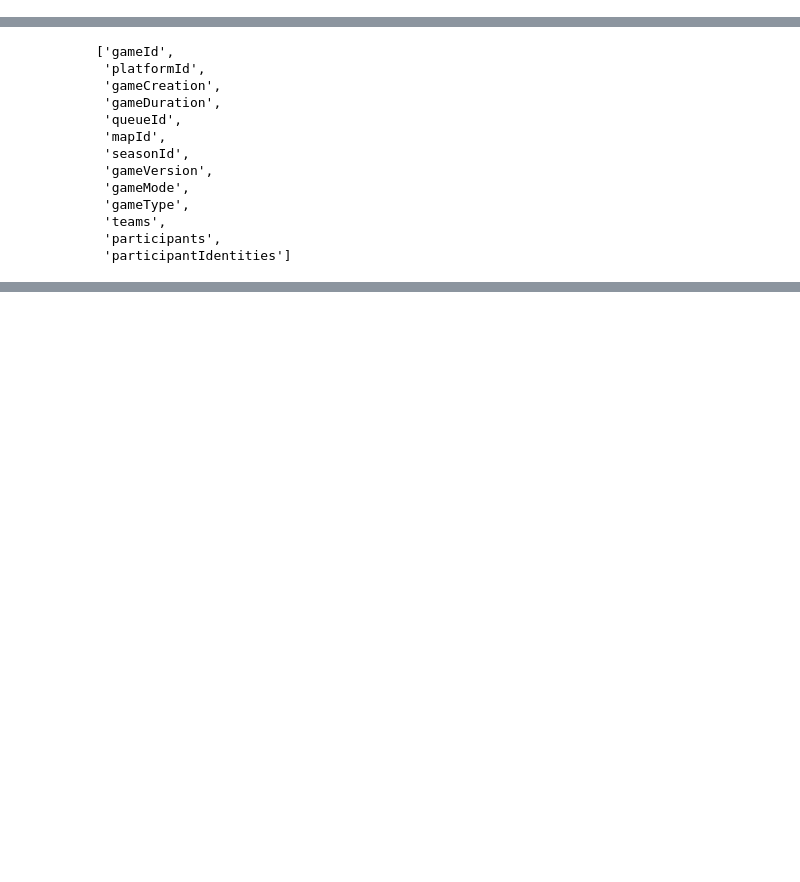
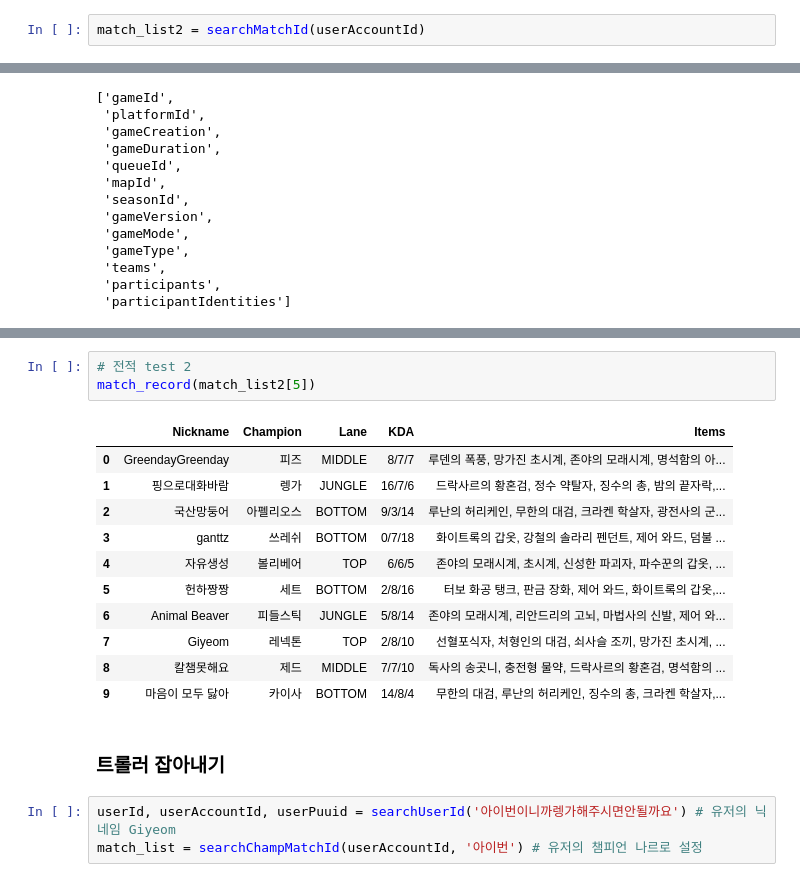
Before and after one commit to SeungmoHong/Troll.GG, a Jupyter notebook: 01. base/02.searchUser.ipynb, the cells around one changed output, grey strips where cells are left out. Drawn from its saved outputs; the diff is of its cells as text; blank space fills up the shorter version.

```diff
--- a/01. base/02.searchUser.ipynb
+++ b/01. base/02.searchUser.ipynb
@@ -52,6 +78,8 @@ match_list = searchMatchId(userAccountId, '나르') # 유저의 챔피언 나르
 len(match_list) # 최대가 100개
 # %% [output]
 100
+# %%
+match_list2 = searchMatchId(userAccountId)
 # %%
 match_list[0]
 # %% [output]
@@ -116,0 +234,20 @@ a['participants'][0]
+# %%
+# 전적 test 2
+match_record(match_list2[5])
+# %% [output]
+|  | Nickname | Champion | Lane | KDA | Items |
+| 0 | GreendayGreenday | 피즈 | MIDDLE | 8/7/7 | 루덴의 폭풍, 망가진 초시계, 존야의 모래시계, 명석함의 아... |
+| 1 | 핑으로대화바람 | 렝가 | JUNGLE | 16/7/6 | 드락사르의 황혼검, 정수 약탈자, 징수의 총, 밤의 끝자락,... |
+| 2 | 국산망둥어 | 아펠리오스 | BOTTOM | 9/3/14 | 루난의 허리케인, 무한의 대검, 크라켄 학살자, 광전사의 군... |
+| 3 | ganttz | 쓰레쉬 | BOTTOM | 0/7/18 | 화이트록의 갑옷, 강철의 솔라리 펜던트, 제어 와드, 덤불 ... |
+| 4 | 자유생성 | 볼리베어 | TOP | 6/6/5 | 존야의 모래시계, 초시계, 신성한 파괴자, 파수꾼의 갑옷, ... |
+| 5 | 헌하짱짱 | 세트 | BOTTOM | 2/8/16 | 터보 화공 탱크, 판금 장화, 제어 와드, 화이트록의 갑옷,... |
+| 6 | Animal Beaver | 피들스틱 | JUNGLE | 5/8/14 | 존야의 모래시계, 리안드리의 고뇌, 마법사의 신발, 제어 와... |
+| 7 | Giyeom | 레넥톤 | TOP | 2/8/10 | 선혈포식자, 처형인의 대검, 쇠사슬 조끼, 망가진 초시계, ... |
+| 8 | 칼챔못해요 | 제드 | MIDDLE | 7/7/10 | 독사의 송곳니, 충전형 물약, 드락사르의 황혼검, 명석함의 ... |
+| 9 | 마음이 모두 닳아 | 카이사 | BOTTOM | 14/8/4 | 무한의 대검, 루난의 허리케인, 징수의 총, 크라켄 학살자,... |
+# %% [markdown]
+### 트롤러 잡아내기
+# %%
+userId, userAccountId, userPuuid = searchUserId('아이번이니까렝가해주시면안될까요') # 유저의 닉네임 Giyeom
+match_list = searchChampMatchId(userAccountId, '아이번') # 유저의 챔피언 나르로 설정
```
Also changed, not shown: parts of 18 cells of this notebook.
